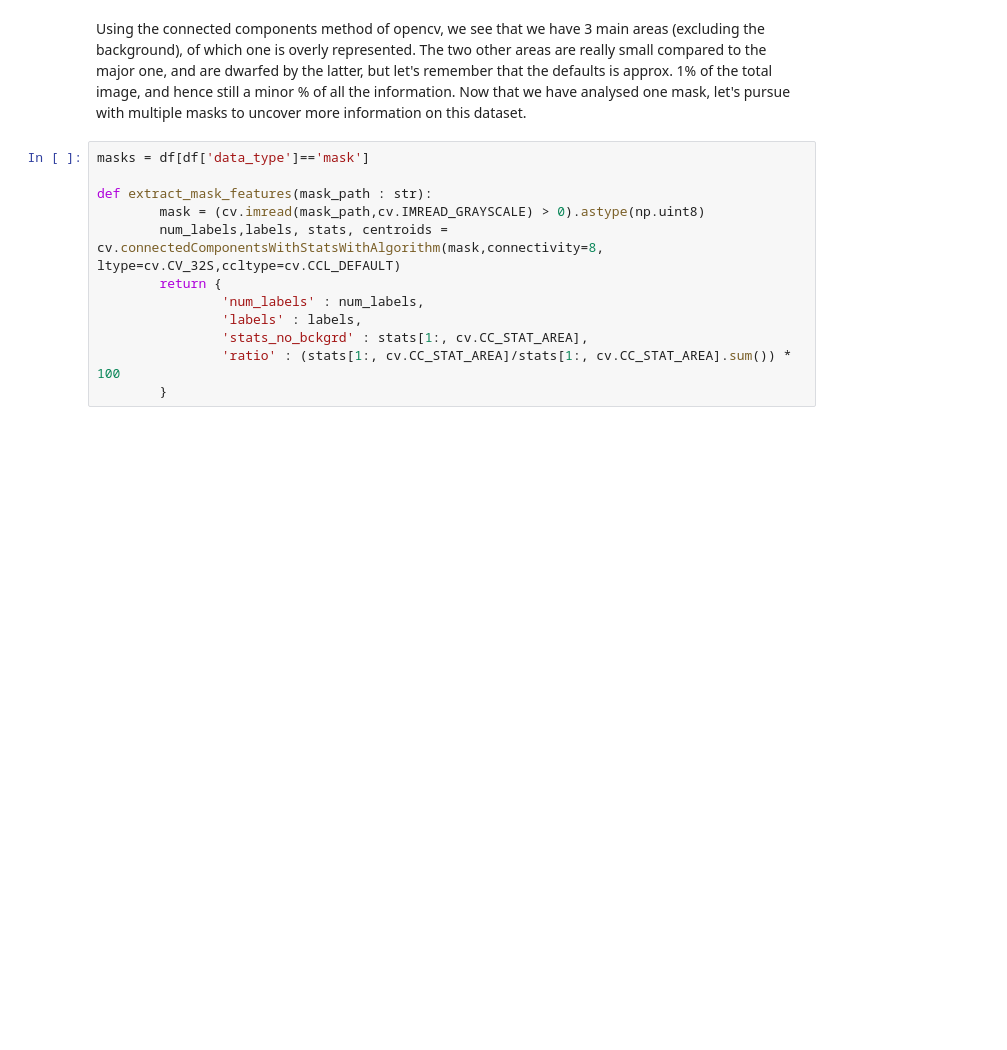
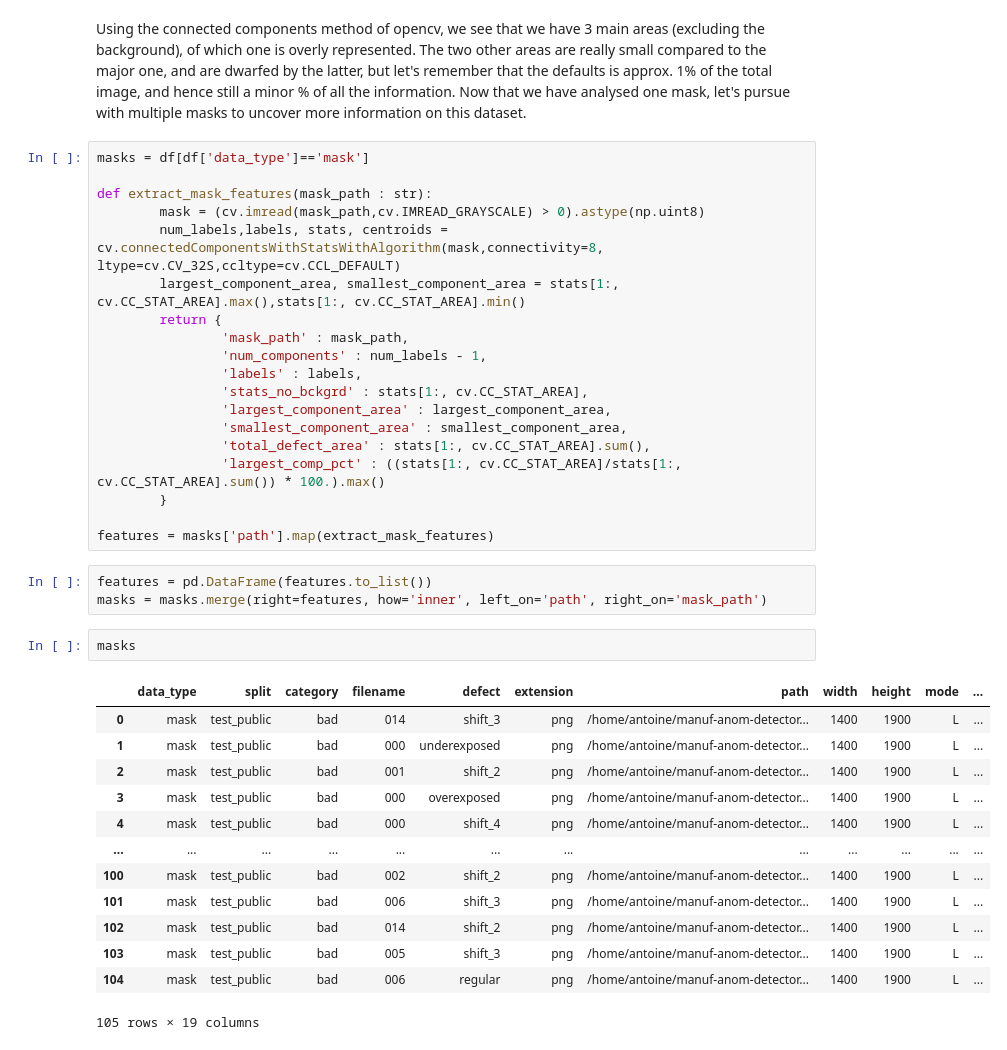
Before and after one commit to aaccelio/manuf-anom-detector, a Jupyter notebook: notebooks/02_eda.ipynb, the cells around one changed output. Cells and saved outputs as stored; diff of their text form; blank space fills up the shorter version.

```diff
--- a/notebooks/02_eda.ipynb
+++ b/notebooks/02_eda.ipynb
@@ -334,9 +334,35 @@ masks = df[df['data_type']=='mask']
 def extract_mask_features(mask_path : str):
         mask = (cv.imread(mask_path,cv.IMREAD_GRAYSCALE) > 0).astype(np.uint8)
         num_labels,labels, stats, centroids = cv.connectedComponentsWithStatsWithAlgorithm(mask,connectivity=8, ltype=cv.CV_32S,ccltype=cv.CCL_DEFAULT)
+        largest_component_area, smallest_component_area = stats[1:, cv.CC_STAT_AREA].max(),stats[1:, cv.CC_STAT_AREA].min()
         return {
-                'num_labels' : num_labels,
+                'mask_path' : mask_path,
+                'num_components' : num_labels - 1,
                 'labels' : labels,
                 'stats_no_bckgrd' : stats[1:, cv.CC_STAT_AREA],
-                'ratio' : (stats[1:, cv.CC_STAT_AREA]/stats[1:, cv.CC_STAT_AREA].sum()) * 100
+                'largest_component_area' : largest_component_area,
+                'smallest_component_area' : smallest_component_area,
+                'total_defect_area' : stats[1:, cv.CC_STAT_AREA].sum(),
+                'largest_comp_pct' : ((stats[1:, cv.CC_STAT_AREA]/stats[1:, cv.CC_STAT_AREA].sum()) * 100.).max()
         }
+
+features = masks['path'].map(extract_mask_features)
+# %%
+features = pd.DataFrame(features.to_list())
+masks = masks.merge(right=features, how='inner', left_on='path', right_on='mask_path')
+# %%
+masks
+# %% [output]
+|  | data_type | split | category | filename | defect | extension | path | width | height | mode | ... |
+| 0 | mask | test_public | bad | 014 | shift_3 | png | /home/antoine/manuf-anom-detector... | 1400 | 1900 | L | ... |
+| 1 | mask | test_public | bad | 000 | underexposed | png | /home/antoine/manuf-anom-detector... | 1400 | 1900 | L | ... |
+| 2 | mask | test_public | bad | 001 | shift_2 | png | /home/antoine/manuf-anom-detector... | 1400 | 1900 | L | ... |
+| 3 | mask | test_public | bad | 000 | overexposed | png | /home/antoine/manuf-anom-detector... | 1400 | 1900 | L | ... |
+| 4 | mask | test_public | bad | 000 | shift_4 | png | /home/antoine/manuf-anom-detector... | 1400 | 1900 | L | ... |
+| ... | ... | ... | ... | ... | ... | ... | ... | ... | ... | ... | ... |
+| 100 | mask | test_public | bad | 002 | shift_2 | png | /home/antoine/manuf-anom-detector... | 1400 | 1900 | L | ... |
+| 101 | mask | test_public | bad | 006 | shift_3 | png | /home/antoine/manuf-anom-detector... | 1400 | 1900 | L | ... |
+| 102 | mask | test_public | bad | 014 | shift_2 | png | /home/antoine/manuf-anom-detector... | 1400 | 1900 | L | ... |
+| 103 | mask | test_public | bad | 005 | shift_3 | png | /home/antoine/manuf-anom-detector... | 1400 | 1900 | L | ... |
+| 104 | mask | test_public | bad | 006 | regular | png | /home/antoine/manuf-anom-detector... | 1400 | 1900 | L | ... |
+105 rows × 19 columns
```
Also changed, not shown: parts of 3 cells of this notebook.
